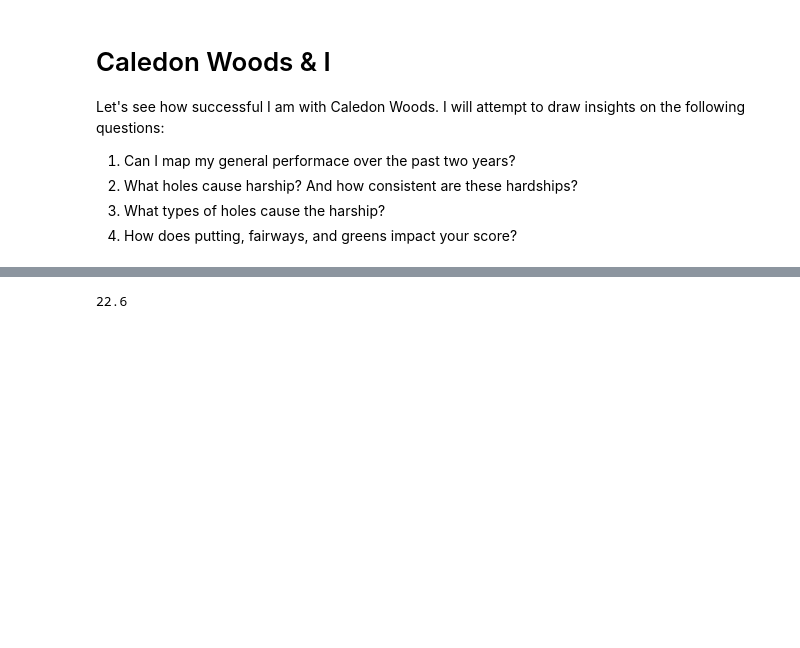
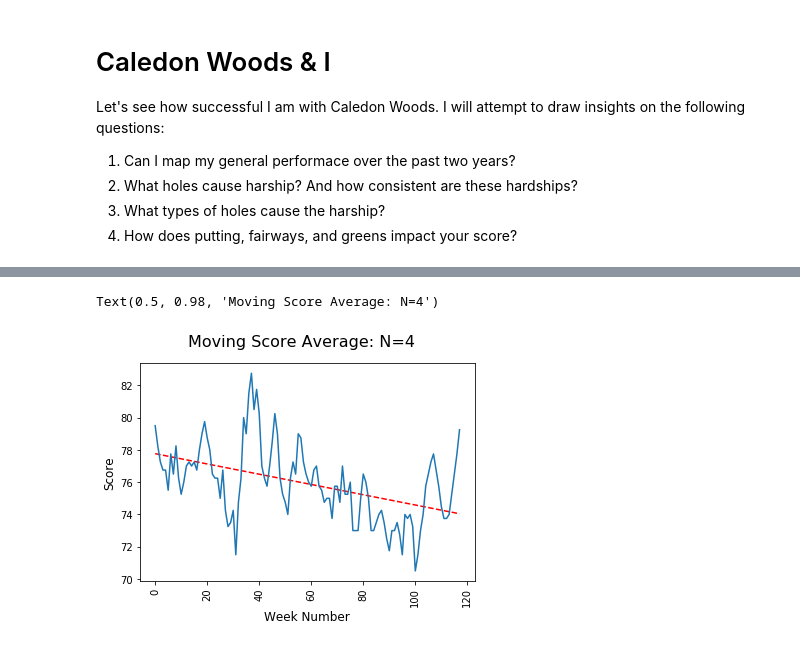
Before and after one commit to michaelkrakovsky/My_Golf_Journey, a Jupyter notebook: src/bin/performance_stories/Caledon_Woods.ipynb, the cells around one changed output, grey strips where cells are left out. Cells and saved outputs as stored; diff of their text form; code cells hidden in the pictures; blank space fills up the shorter version.

Commit message:
New: Scoring Average

```diff
--- a/src/bin/performance_stories/Caledon_Woods.ipynb
+++ b/src/bin/performance_stories/Caledon_Woods.ipynb
@@ -74,4 +80,41 @@ print([caledon_rounds[i]['scorecardDetails']['scorecard']['startTime'] for i in
-# %%
-113 / 5
-# %% [output]
-22.6
+# %%
+# Get all the score data overtime. The final format is {'Date': '2020-10-18', 'putting_average': 34, 'scoring_average': 81}.
+caledon_rounds = list(collection.aggregate([
+    {"$match": {"courseSnapshots.courseGlobalId": 17772,
+                 "scorecardDetails.scorecard.holesCompleted": 18.0
+    }},
+    {"$unwind": "$scorecardDetails"},
+    {"$sort": {"scorecardDetails.scorecard.startTime" : -1}},
+
+    {"$project": {
+        "_id": 0,
+        "Date": "$scorecardDetails.scorecard.startTime",
+        "putting_average": "$scorecardDetails.scorecardStats.round.putts",
+        "scoring_average": "$scorecardDetails.scorecard.strokes"
+        }}
+]))
+for count, round in enumerate(caledon_rounds):
+    round['Date'] = round['Date'][0:10]
+# %%
+df = pd.DataFrame(caledon_rounds)
+df['PA'] = df.rolling(window=4)['putting_average'].mean()
+df['SA'] = df.rolling(window=4)['scoring_average'].mean()
+df = df[df['SA'].notna()]
+df = df.sort_values(by=['Date'], ascending=True)
+#df = df.iloc[::3, :]
+# %%
+plt.figure(1)
+plt.xticks(rotation=90)
+linear_scale = [i for i in range(0, len(df))]
+x_scale = linear_scale
+z = np.polyfit(x_scale, df['SA'], 1)
+p = np.poly1d(z)
+plt.plot(x_scale, p(x_scale),"r--")
+plt.plot(x_scale, df['SA'])
+plt.xlabel('Week Number', fontsize=12)
+plt.ylabel('Score', fontsize=12)
+plt.suptitle('Moving Score Average: N=4', fontsize=16)
+# plt.plot(x_scale, df['PA'])
+# %% [output]
+Text(0.5, 0.98, 'Moving Score Average: N=4')
+[figure, added]
```
Also changed, not shown: parts of 3 cells of this notebook.
